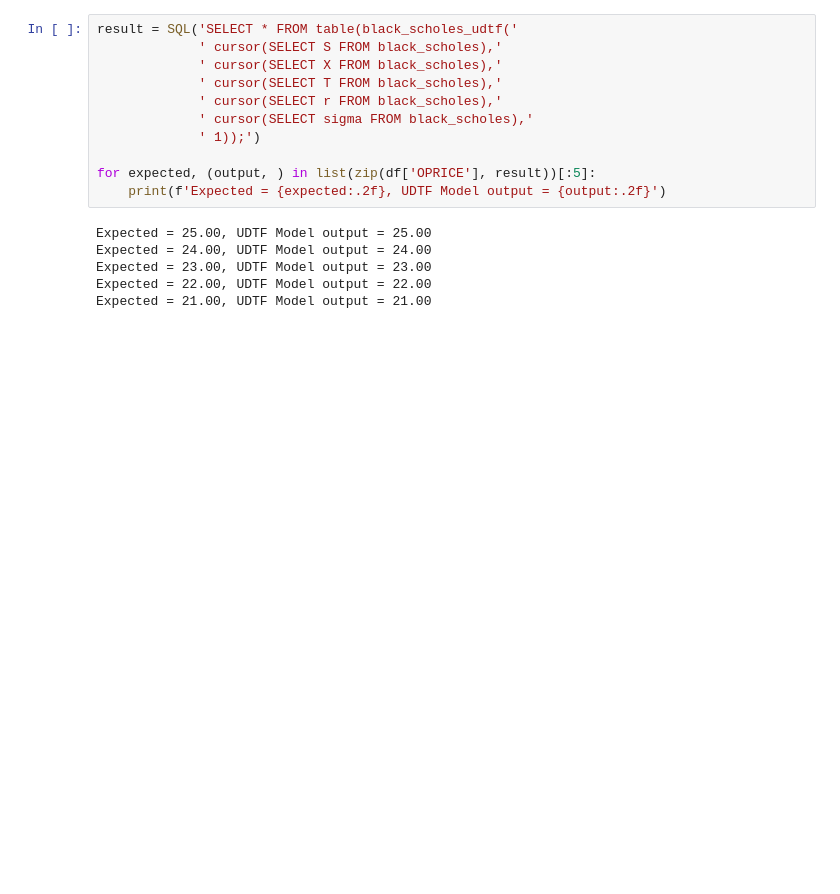
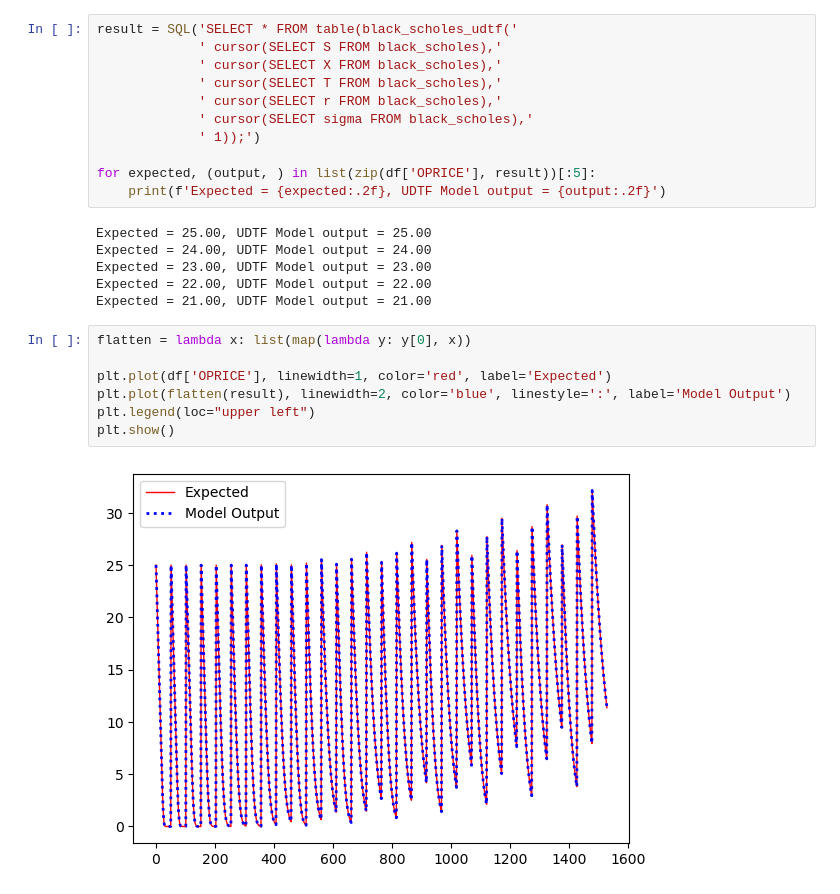
Before and after one commit to heavyai/rbc, a Jupyter notebook: notebooks/black_scholes_UDF.ipynb, the cells around one changed output. Cells and saved outputs as stored; diff of their text form; blank space fills up the shorter version.

```diff
--- a/notebooks/black_scholes_UDF.ipynb
+++ b/notebooks/black_scholes_UDF.ipynb
@@ -213,3 +223,12 @@ Expected = 24.00, UDTF Model output = 24.00
 Expected = 23.00, UDTF Model output = 23.00
 Expected = 22.00, UDTF Model output = 22.00
 Expected = 21.00, UDTF Model output = 21.00
+# %%
+flatten = lambda x: list(map(lambda y: y[0], x))
+
+plt.plot(df['OPRICE'], linewidth=1, color='red', label='Expected')
+plt.plot(flatten(result), linewidth=2, color='blue', linestyle=':', label='Model Output')
+plt.legend(loc="upper left")
+plt.show()
+# %% [output]
+[figure, added]
```
Also changed, not shown: parts of 3 cells of this notebook.
